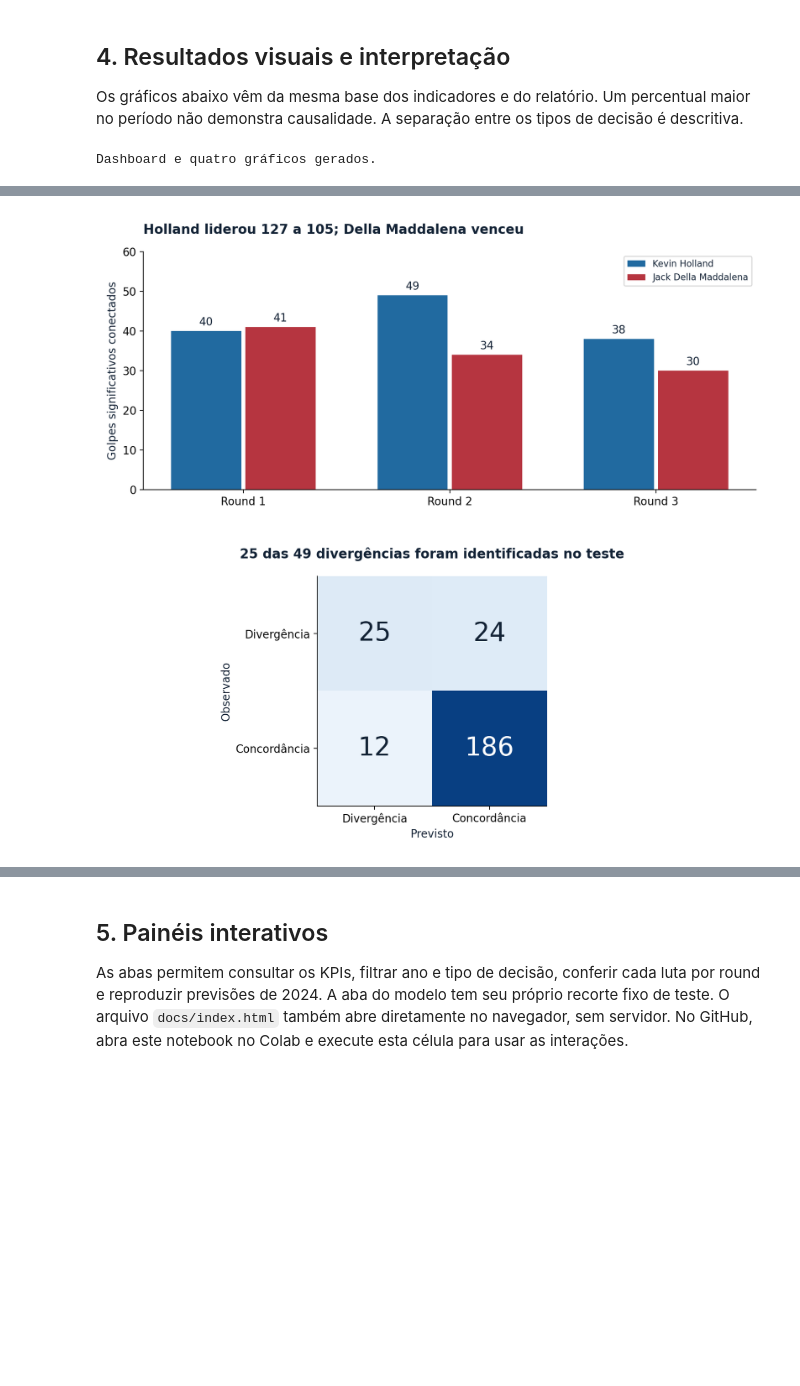
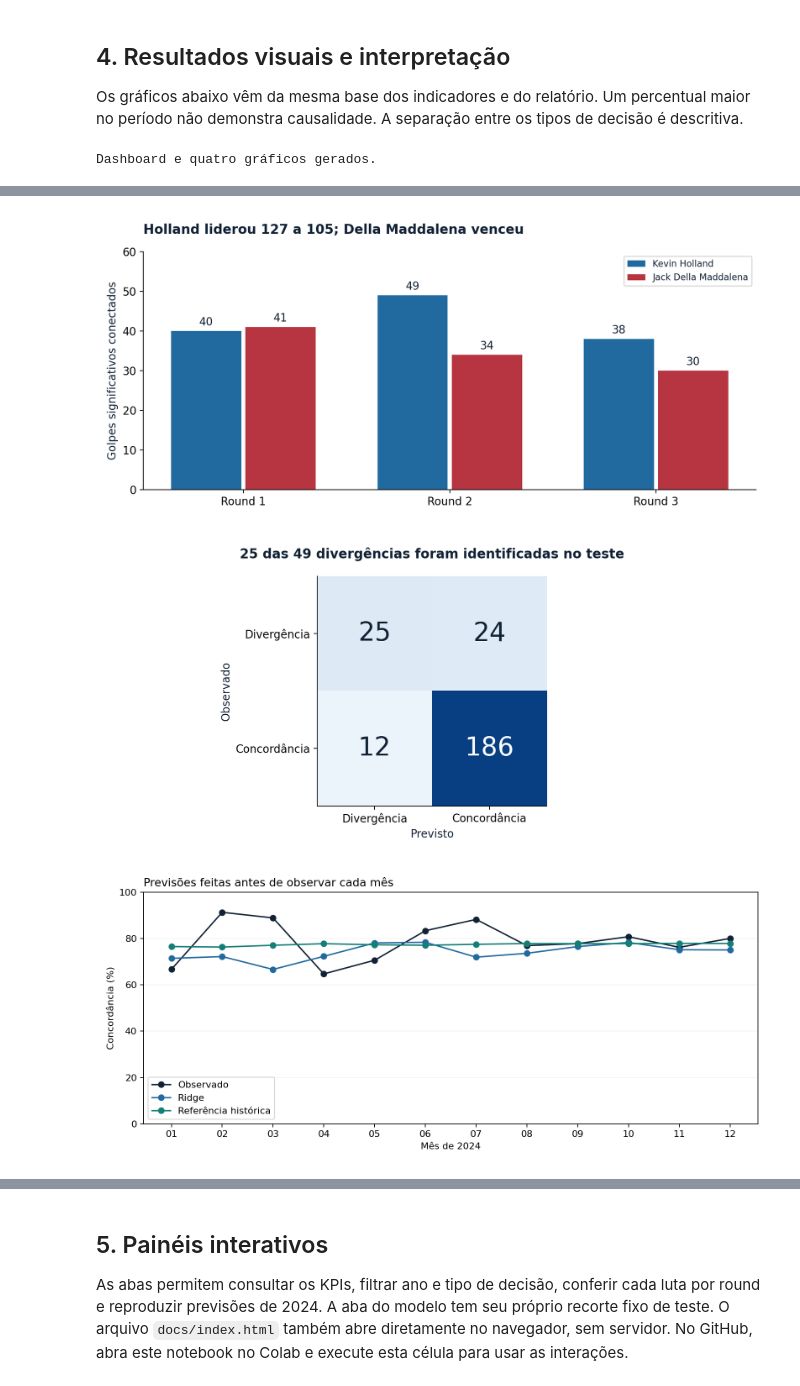
Before and after one commit to igorrandrade/ufc, a Jupyter notebook: notebooks/UFC_BI_Analytics.ipynb, the cells around one changed output, grey strips where cells are left out. Cells and saved outputs as stored; diff of their text form; code cells hidden in the pictures; blank space fills up the shorter version.

```diff
--- a/notebooks/UFC_BI_Analytics.ipynb
+++ b/notebooks/UFC_BI_Analytics.ipynb
@@ -126,15 +166,16 @@ Os gráficos abaixo vêm da mesma base dos indicadores e do relatório. Um perce
 # %%
 from src.visuals import build as build_visuals
 from IPython.display import display, Image, HTML
 page = build_visuals()
-for name in ['concordance','years','holland','confusion']:
+for name in ['concordance','years','holland','confusion','forecast']:
     display(Image(filename=str(ROOT / f'outputs/{name}.png'), width=850))
 # %% [output]
 Dashboard e quatro gráficos gerados.
 [figure]
 [figure]
 [figure]
 [figure]
+[figure, added]
 # %%
 from src.conclusions import build as build_conclusions
 from IPython.display import Markdown
```
Also changed, not shown: parts of 7 cells of this notebook, 16 other files.
